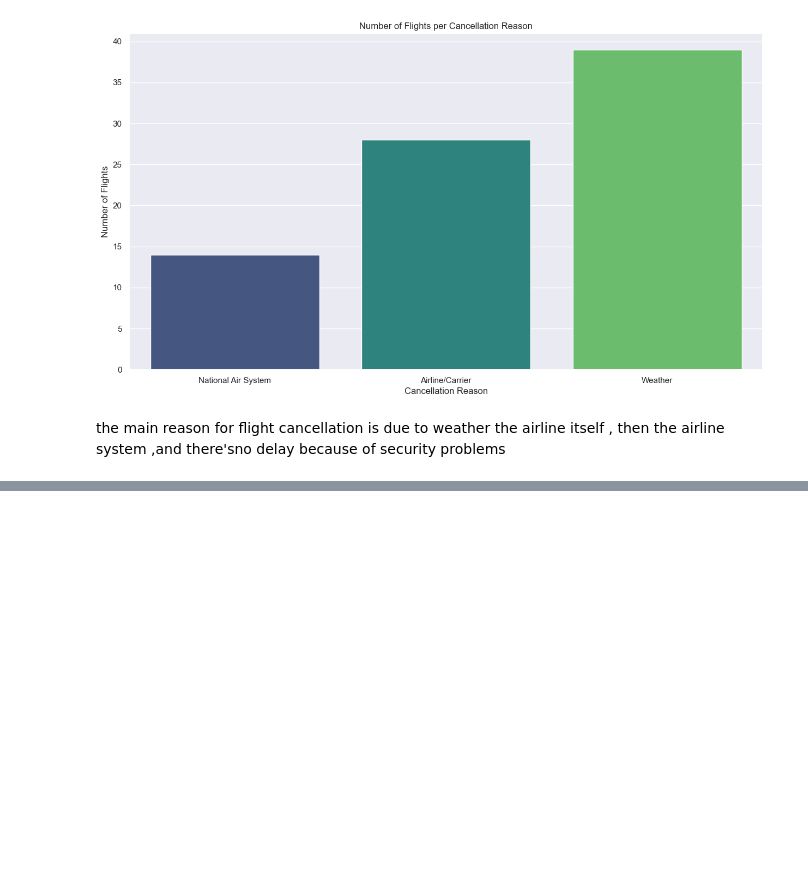
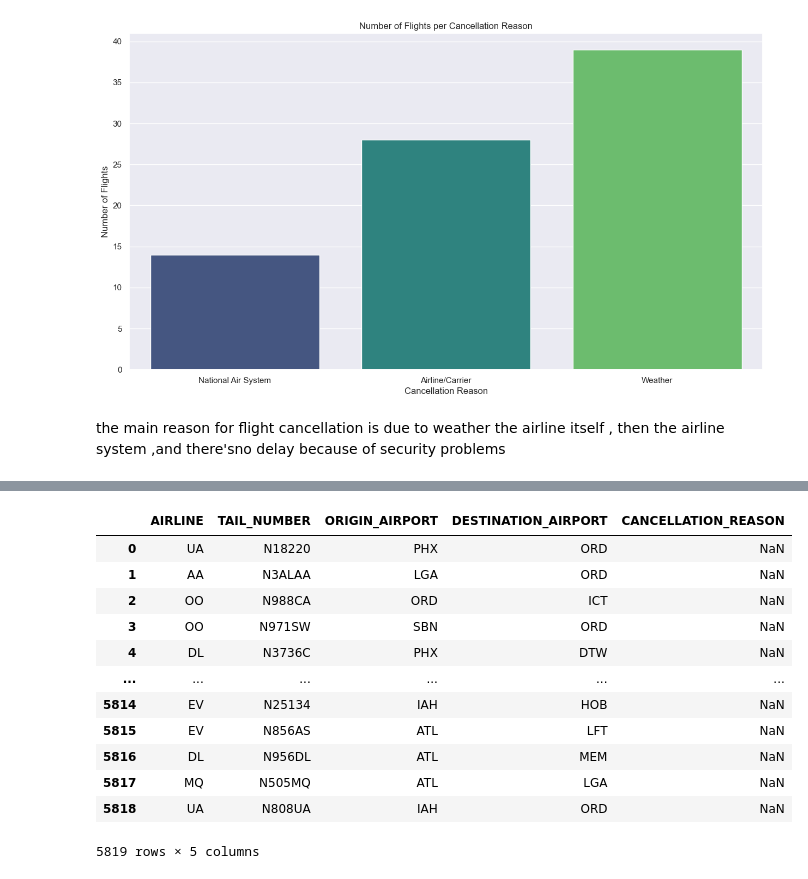
Before and after one commit to hacha007/EDA, a Jupyter notebook: flights_EDA.ipynb, the cells around one changed output, grey strips where cells are left out. Drawn from its saved outputs; the diff is of its cells as text; code cells hidden in the pictures; blank space fills up the shorter version.

```diff
--- a/flights_EDA.ipynb
+++ b/flights_EDA.ipynb
@@ -424,3 +433,19 @@ df[['AIR_SYSTEM_DELAY','WEATHER_DELAY','LATE_AIRCRAFT_DELAY','AIRLINE_DELAY','SE
 | 50% | 0.000000 | 0.000000 | 3.000000 | 2.000000 | 0.000000 |
 | 75% | 17.000000 | 0.000000 | 32.000000 | 19.000000 | 0.000000 |
 | max | 381.000000 | 247.000000 | 1033.000000 | 801.000000 | 88.000000 |
+# %%
+df.select_dtypes(include='object')
+# %% [output]
+|  | AIRLINE | TAIL_NUMBER | ORIGIN_AIRPORT | DESTINATION_AIRPORT | CANCELLATION_REASON |
+| 0 | UA | N18220 | PHX | ORD | NaN |
+| 1 | AA | N3ALAA | LGA | ORD | NaN |
+| 2 | OO | N988CA | ORD | ICT | NaN |
+| 3 | OO | N971SW | SBN | ORD | NaN |
+| 4 | DL | N3736C | PHX | DTW | NaN |
+| ... | ... | ... | ... | ... | ... |
+| 5814 | EV | N25134 | IAH | HOB | NaN |
+| 5815 | EV | N856AS | ATL | LFT | NaN |
+| 5816 | DL | N956DL | ATL | MEM | NaN |
+| 5817 | MQ | N505MQ | ATL | LGA | NaN |
+| 5818 | UA | N808UA | IAH | ORD | NaN |
+5819 rows × 5 columns
```
Also changed, not shown: parts of 10 cells of this notebook.
